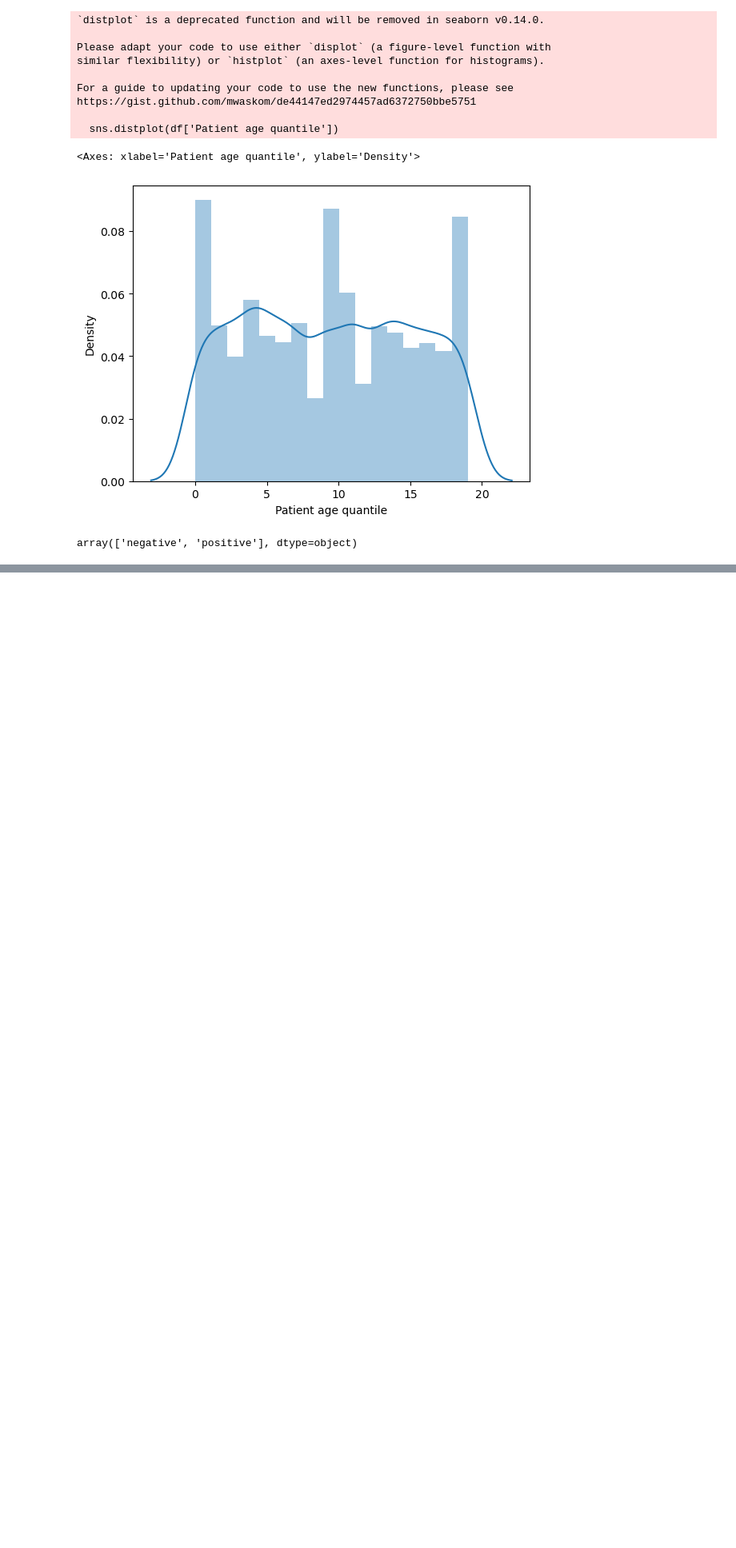
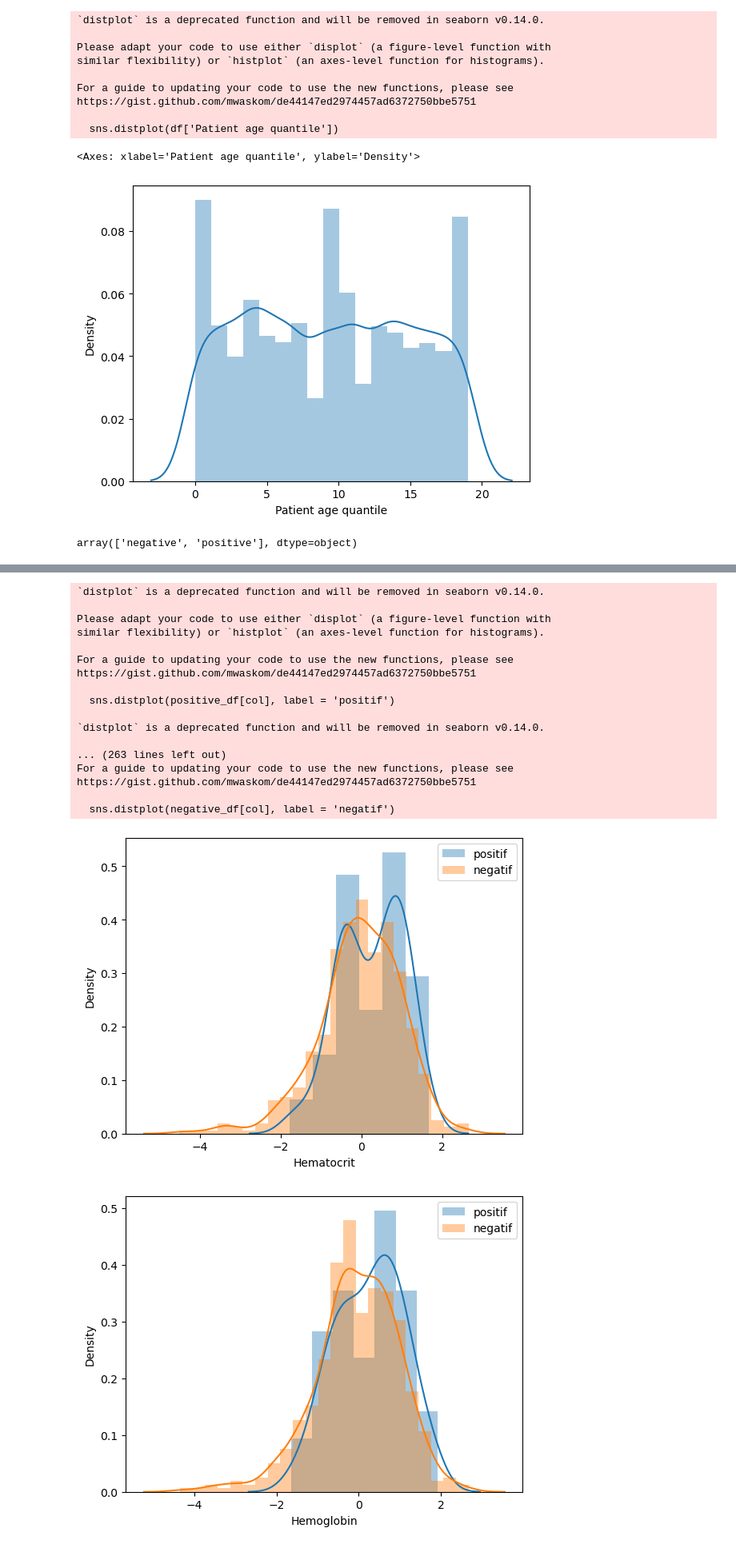
Before and after one commit to mambaye90/testcovid19, a Jupyter notebook: Projet_diop.ipynb, the cells around one changed output, grey strips where cells are left out. Shown at 80% size. Drawn from its saved outputs; the diff is of its cells as text; code cells hidden in the pictures; blank space fills up the shorter version.

```diff
--- a/Projet_diop.ipynb
+++ b/Projet_diop.ipynb
@@ -146,0 +194,5 @@ array(['negative', 'positive'], dtype=object)
+# %%
+positive_df = df[df['SARS-Cov-2 exam result']=='positive']
+negative_df = df[df['SARS-Cov-2 exam result']=='negative']
+# %%
+blood_colum = df.columns[(df.isna().sum()/df.shape[0]<0.9) & (df.isna().sum()/df.shape[0]>0.88)]
@@ -146,0 +203,26 @@ array(['negative', 'positive'], dtype=object)
+# %%
+for col in blood_colum:
+    plt.figure()
+    sns.distplot(positive_df[col], label = 'positif')
+    sns.distplot(negative_df[col], label = 'negatif')
+    plt.legend()
+# %% [output]
+`distplot` is a deprecated function and will be removed in seaborn v0.14.0.
+
+Please adapt your code to use either `displot` (a figure-level function with
+similar flexibility) or `histplot` (an axes-level function for histograms).
+
+For a guide to updating your code to use the new functions, please see
+https://gist.github.com/mwaskom/de44147ed2974457ad6372750bbe5751
+
+  sns.distplot(positive_df[col], label = 'positif')
+
+`distplot` is a deprecated function and will be removed in seaborn v0.14.0.
+
+... (263 lines left out)
+For a guide to updating your code to use the new functions, please see
+https://gist.github.com/mwaskom/de44147ed2974457ad6372750bbe5751
+
+  sns.distplot(negative_df[col], label = 'negatif')
+[figure, added]
+[figure, added]
```
Also changed, not shown: parts of 7 cells of this notebook, 1 other file.
